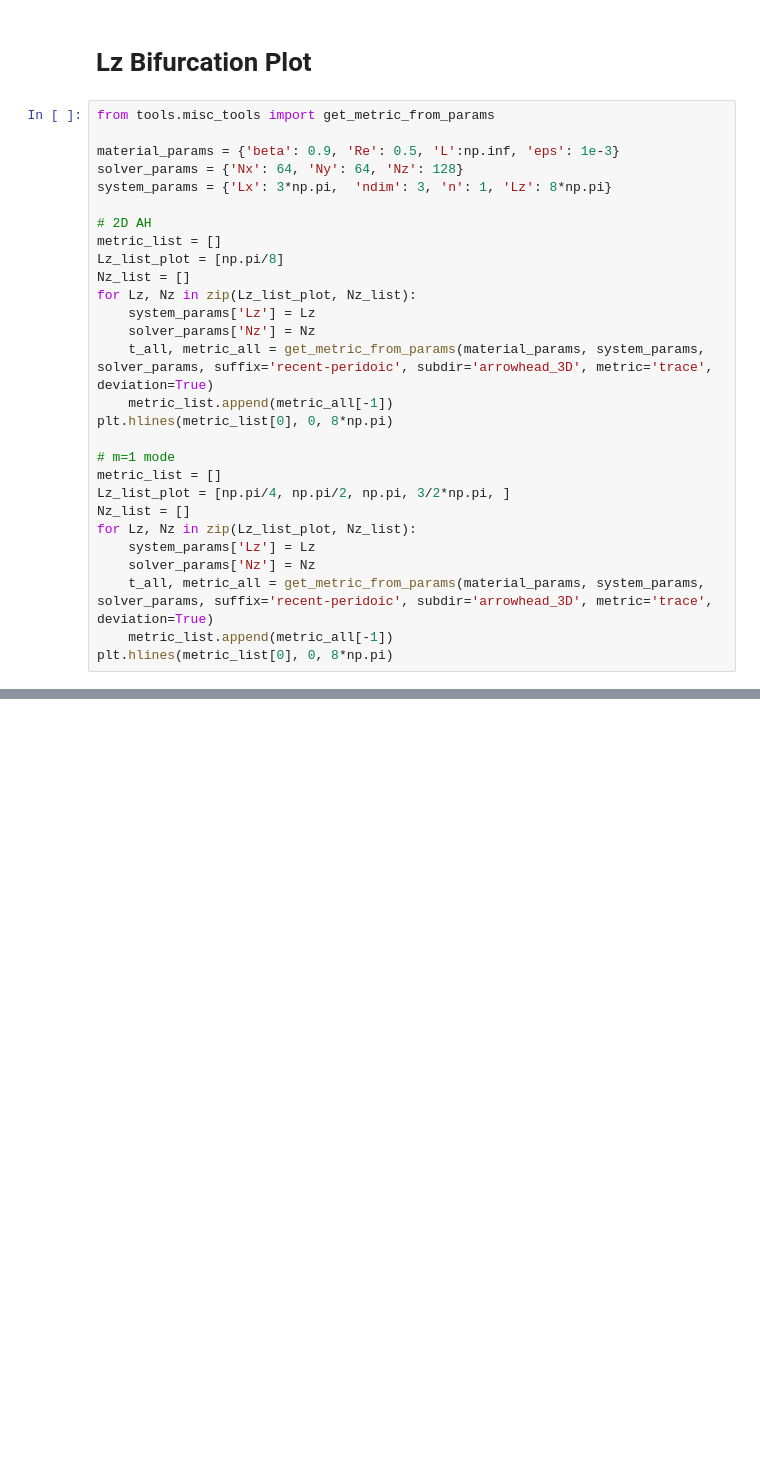
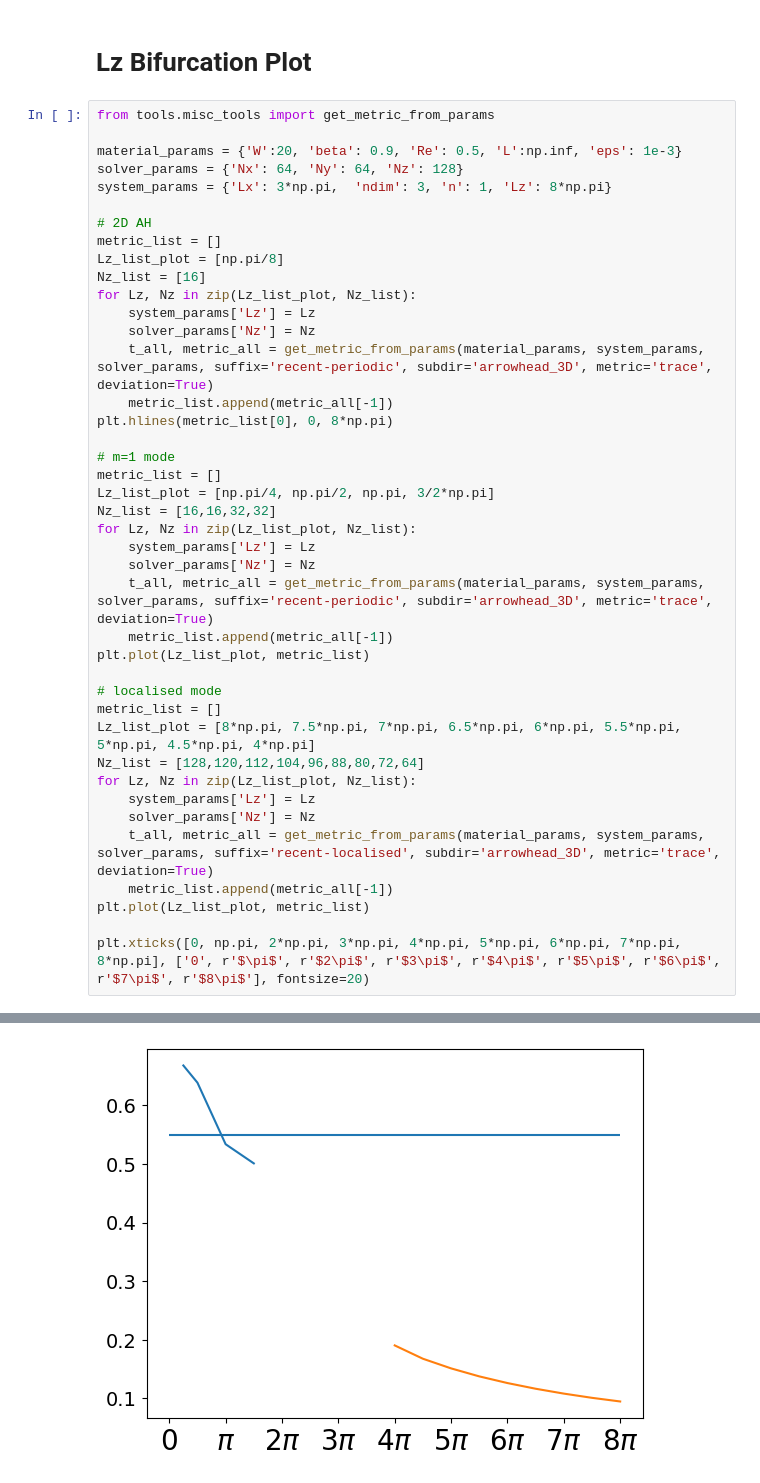
Before and after one commit to theolewy/vKolmogorov3D, a Jupyter notebook: jupyter_notebooks/arrowhead3D.ipynb, the cells around one changed output, grey strips where cells are left out. Drawn from its saved outputs; the diff is of its cells as text; blank space fills up the shorter version.

```diff
--- a/jupyter_notebooks/arrowhead3D.ipynb
+++ b/jupyter_notebooks/arrowhead3D.ipynb
@@ -247,28 +271,42 @@ print(W_list_3D_plot)
 # %%
 from tools.misc_tools import get_metric_from_params
 
-material_params = {'beta': 0.9, 'Re': 0.5, 'L':np.inf, 'eps': 1e-3}
+material_params = {'W':20, 'beta': 0.9, 'Re': 0.5, 'L':np.inf, 'eps': 1e-3}
 solver_params = {'Nx': 64, 'Ny': 64, 'Nz': 128}
 system_params = {'Lx': 3*np.pi,  'ndim': 3, 'n': 1, 'Lz': 8*np.pi}
 
 # 2D AH
 metric_list = []
 Lz_list_plot = [np.pi/8]
-Nz_list = []
+Nz_list = [16]
 for Lz, Nz in zip(Lz_list_plot, Nz_list):
     system_params['Lz'] = Lz
     solver_params['Nz'] = Nz
-    t_all, metric_all = get_metric_from_params(material_params, system_params, solver_params, suffix='recent-peridoic', subdir='arrowhead_3D', metric='trace', deviation=True)
+    t_all, metric_all = get_metric_from_params(material_params, system_params, solver_params, suffix='recent-periodic', subdir='arrowhead_3D', metric='trace', deviation=True)
     metric_list.append(metric_all[-1])
 plt.hlines(metric_list[0], 0, 8*np.pi)
 
 # m=1 mode
 metric_list = []
-Lz_list_plot = [np.pi/4, np.pi/2, np.pi, 3/2*np.pi, ]
-Nz_list = []
+Lz_list_plot = [np.pi/4, np.pi/2, np.pi, 3/2*np.pi]
+Nz_list = [16,16,32,32]
 for Lz, Nz in zip(Lz_list_plot, Nz_list):
     system_params['Lz'] = Lz
     solver_params['Nz'] = Nz
-    t_all, metric_all = get_metric_from_params(material_params, system_params, solver_params, suffix='recent-peridoic', subdir='arrowhead_3D', metric='trace', deviation=True)
+    t_all, metric_all = get_metric_from_params(material_params, system_params, solver_params, suffix='recent-periodic', subdir='arrowhead_3D', metric='trace', deviation=True)
     metric_list.append(metric_all[-1])
-plt.hlines(metric_list[0], 0, 8*np.pi)
+plt.plot(Lz_list_plot, metric_list)
+
+# localised mode
+metric_list = []
+Lz_list_plot = [8*np.pi, 7.5*np.pi, 7*np.pi, 6.5*np.pi, 6*np.pi, 5.5*np.pi, 5*np.pi, 4.5*np.pi, 4*np.pi]
+Nz_list = [128,120,112,104,96,88,80,72,64]
+for Lz, Nz in zip(Lz_list_plot, Nz_list):
+    system_params['Lz'] = Lz
+    solver_params['Nz'] = Nz
+    t_all, metric_all = get_metric_from_params(material_params, system_params, solver_params, suffix='recent-localised', subdir='arrowhead_3D', metric='trace', deviation=True)
+    metric_list.append(metric_all[-1])
+plt.plot(Lz_list_plot, metric_list)
+
+plt.xticks([0, np.pi, 2*np.pi, 3*np.pi, 4*np.pi, 5*np.pi, 6*np.pi, 7*np.pi, 8*np.pi], ['0', r'$\pi$', r'$2\pi$', r'$3\pi$', r'$4\pi$', r'$5\pi$', r'$6\pi$',  r'$7\pi$', r'$8\pi$'], fontsize=20)
+# %% [output]
@@ -274,0 +331 @@ plt.hlines(metric_list[0], 0, 8*np.pi)
+[figure, added]
```
Also changed, not shown: parts of 10 cells of this notebook, 1 other file.
